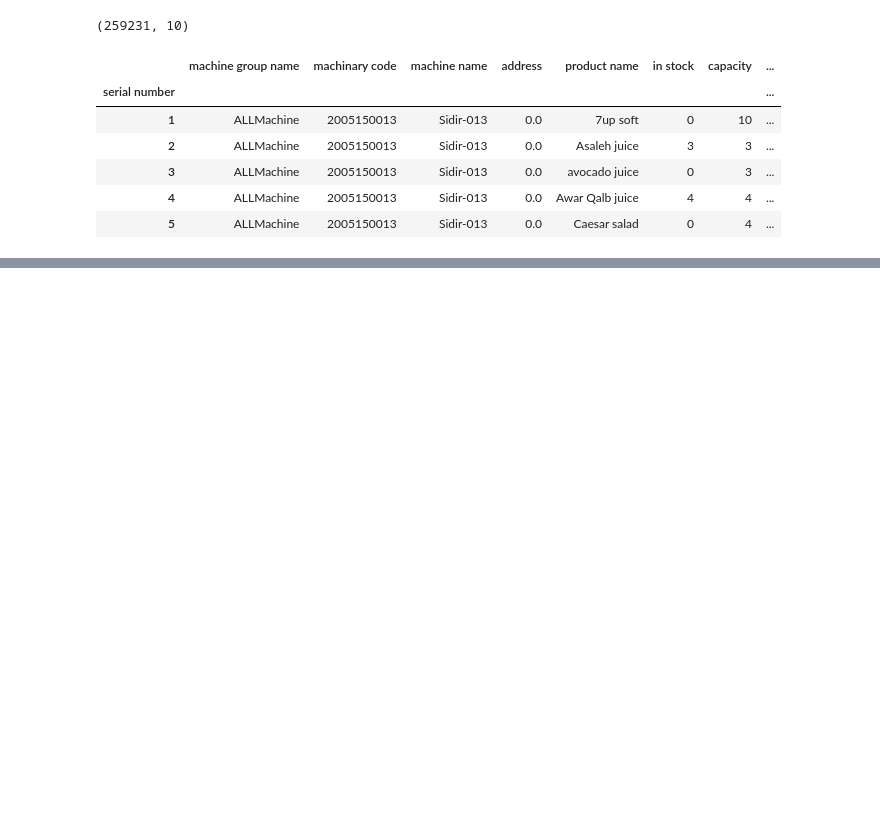
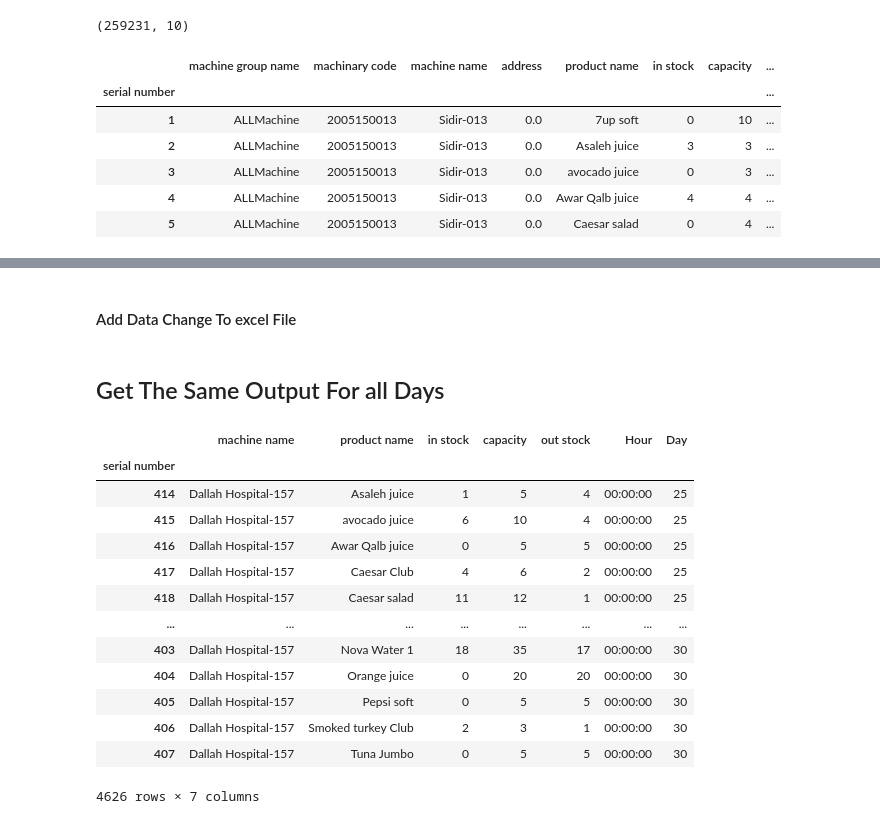
Before and after one commit to Muhammad-Nasr/task-analysis, a Jupyter notebook: main.ipynb, the cells around one changed output, grey strips where cells are left out. Drawn from its saved outputs; the diff is of its cells as text; code cells hidden in the pictures; blank space fills up the shorter version.

```diff
--- a/main.ipynb
+++ b/main.ipynb
@@ -52,0 +189,2 @@ macines_time[['in stock', 'out of stock']].agg([sum])
+# %% [markdown]
+#### Add Data Change To excel File
@@ -52,0 +194,31 @@ macines_time[['in stock', 'out of stock']].agg([sum])
+# %% [markdown]
+## Get The Same Output For all Days
+# %%
+
+# Filter for machine name in one day
+dallah_machine = new_df[(new_df['machine name'] ==
+                         'Dallah Hospital-157')]
+
+
+output = dallah_machine.groupby(['Day', 'Hour']).agg({'in stock': sum,
+                                                      'out stock': sum, 'product name': 'count',
+                                                      'capacity': sum}).reset_index()
+dallah_machine
+
+
+#output
+# %% [output]
+|  | machine name | product name | in stock | capacity | out stock | Hour | Day |
+| serial number |  |  |  |  |  |  |  |
+| 414 | Dallah Hospital-157 | Asaleh juice | 1 | 5 | 4 | 00:00:00 | 25 |
+| 415 | Dallah Hospital-157 | avocado juice | 6 | 10 | 4 | 00:00:00 | 25 |
+| 416 | Dallah Hospital-157 | Awar Qalb juice | 0 | 5 | 5 | 00:00:00 | 25 |
+| 417 | Dallah Hospital-157 | Caesar Club | 4 | 6 | 2 | 00:00:00 | 25 |
+| 418 | Dallah Hospital-157 | Caesar salad | 11 | 12 | 1 | 00:00:00 | 25 |
+| ... | ... | ... | ... | ... | ... | ... | ... |
+| 403 | Dallah Hospital-157 | Nova Water 1 | 18 | 35 | 17 | 00:00:00 | 30 |
+| 404 | Dallah Hospital-157 | Orange juice | 0 | 20 | 20 | 00:00:00 | 30 |
+| 405 | Dallah Hospital-157 | Pepsi soft | 0 | 5 | 5 | 00:00:00 | 30 |
+| 406 | Dallah Hospital-157 | Smoked turkey Club | 2 | 3 | 1 | 00:00:00 | 30 |
+| 407 | Dallah Hospital-157 | Tuna Jumbo | 0 | 5 | 5 | 00:00:00 | 30 |
+4626 rows × 7 columns
```
Also changed, not shown: parts of 23 cells of this notebook, 2 other files.
